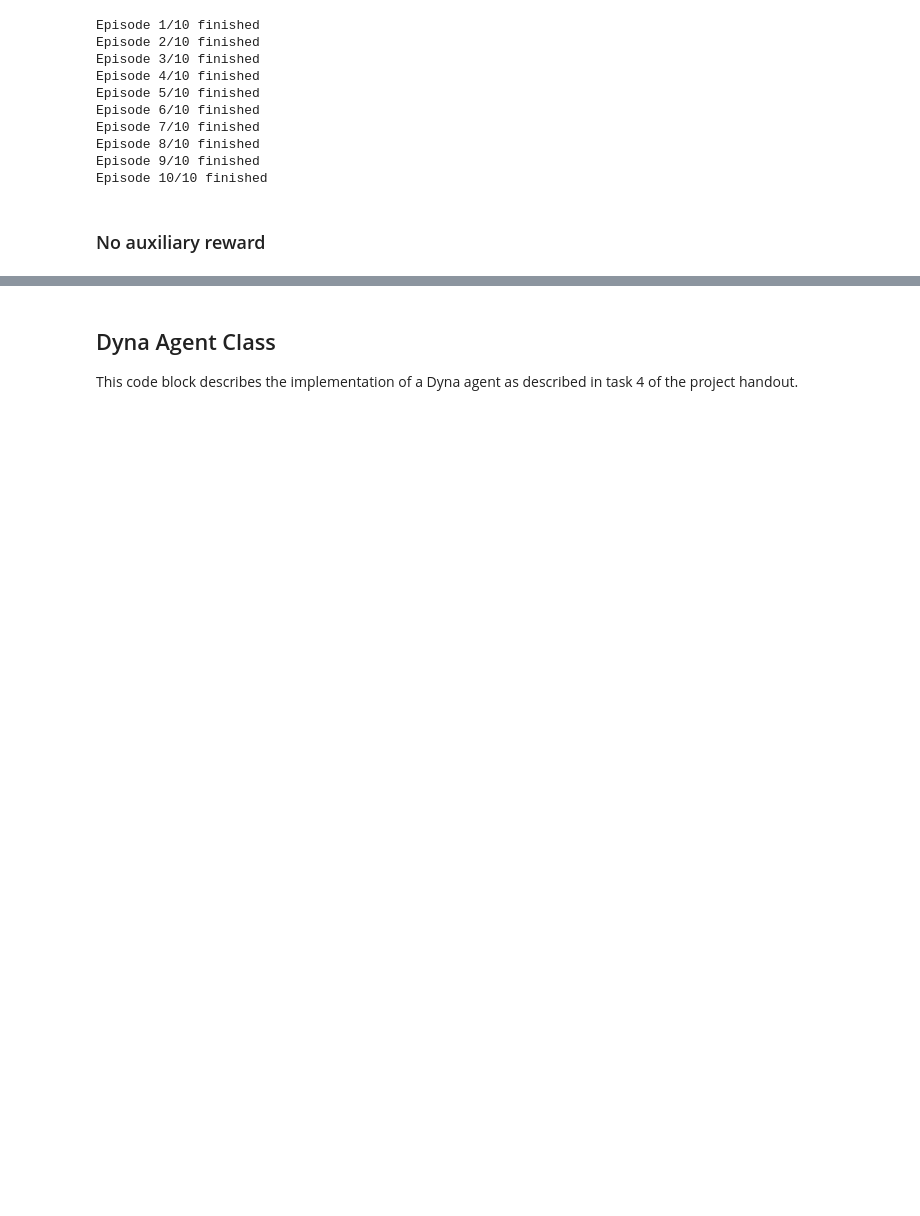
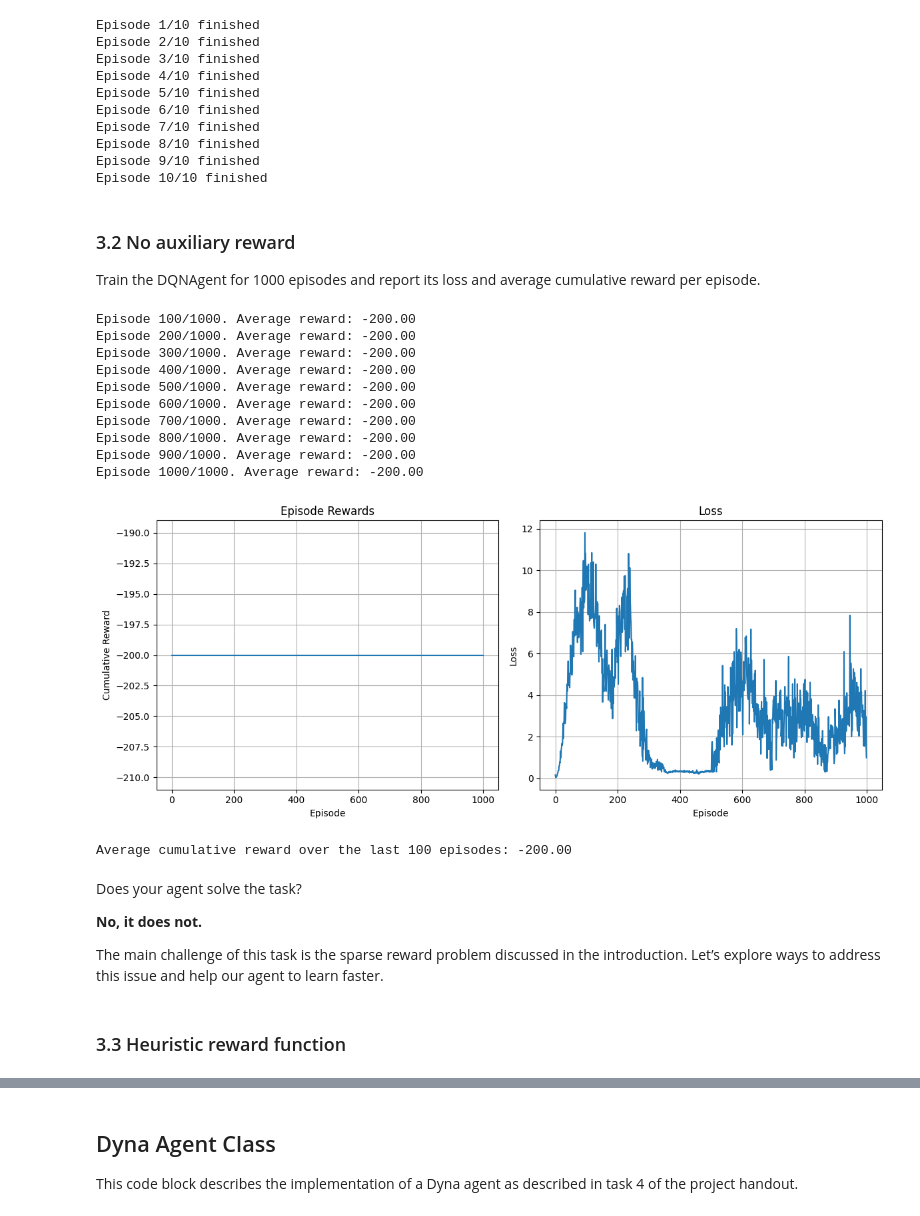
Before and after one commit to MaeMilc/EPFL_Reinforcement-Learning-Project_Mountain-Car, a Jupyter notebook: main.ipynb, the cells around one changed output, grey strips where cells are left out. Saved outputs shown, nothing was run; the diff lists cells and outputs as text; code cells hidden in the pictures; blank space fills up the shorter version.

```diff
--- a/main.ipynb
+++ b/main.ipynb
@@ -402,17 +402,19 @@ Episode 7/10 finished
 Episode 8/10 finished
 Episode 9/10 finished
 Episode 10/10 finished
-# %% [markdown]
-### No auxiliary reward
+# %% [markdown]
+### 3.2 No auxiliary reward
+
+Train the DQNAgent for 1000 episodes and report its loss and average cumulative reward per episode.
 # %%
-def tain_dqn(agent, env, num_episodes=1000):
+def train_dqn(agent, env, num_episodes=1000):
     episode_rewards = []
     losses = []
 
     for episode in range(num_episodes):
         state, _ = env.reset()
         done = False
-        episode_reward = 0
+        cumulative_reward = 0
         episode_loss = []
 
         while not done:
@@ -423,7 +425,7 @@ def tain_dqn(agent, env, num_episodes=1000):
             agent.observe(state, action, next_state, reward, done)
             agent.update()
 
-            cumulative_rweward += reward
+            cumulative_reward += reward
             state = next_state
 
             # Collect loss for this episode
@@ -435,7 +437,8 @@ def tain_dqn(agent, env, num_episodes=1000):
 
         # Append average loss for this episode
         if episode_loss:
-            losses.append(np.mean(episode_loss))
+            # losses.append(np.mean(episode_loss))
+            losses.append(np.mean([loss.detach().numpy() for loss in episode_loss]))
         else:
             losses.append(0)
 
@@ -444,3 +447,56 @@ def tain_dqn(agent, env, num_episodes=1000):
             print(f"Episode {episode + 1}/{num_episodes}. Average reward: {avg_reward:.2f}")
 
     return episode_rewards, losses
+# %%
+# Train the agent
+env = gym.make("MountainCar-v0")
+state_size = env.observation_space.shape[0]
+action_size = env.action_space.n
+
+dqn_agent = DQNAgent(state_size, action_size)
+episode_rewards, losses = train_dqn(dqn_agent, env, num_episodes=1000)
+
+# Plotting results
+plt.figure(figsize=(12, 5))
+plt.subplot(1, 2, 1)
+plt.plot(episode_rewards)
+plt.title('Episode Rewards')
+plt.xlabel('Episode')
+plt.ylabel('Cumulative Reward')
+plt.grid()
+
+plt.subplot(1, 2, 2)
+plt.plot(losses)
+plt.title('Loss')
+plt.xlabel('Episode')
+plt.ylabel('Loss')
+plt.grid()
+
+plt.tight_layout()
+plt.show()
+
+# Calculate and print average cumulative reward over the last 100 episodes
+average_cumulative_reward = np.mean(episode_rewards[-100:])
+print(f"Average cumulative reward over the last 100 episodes: {average_cumulative_reward:.2f}")
+# %% [output]
+Episode 100/1000. Average reward: -200.00
+Episode 200/1000. Average reward: -200.00
+Episode 300/1000. Average reward: -200.00
+Episode 400/1000. Average reward: -200.00
+Episode 500/1000. Average reward: -200.00
+Episode 600/1000. Average reward: -200.00
+Episode 700/1000. Average reward: -200.00
+Episode 800/1000. Average reward: -200.00
+Episode 900/1000. Average reward: -200.00
+Episode 1000/1000. Average reward: -200.00
+[figure, added]
+Average cumulative reward over the last 100 episodes: -200.00
+# %% [markdown]
+Does your agent solve the task?
+
+**No, it does not.**
+
+The main challenge of this task is the sparse reward problem discussed in the introduction. Let’s
+explore ways to address this issue and help our agent to learn faster.
+# %% [markdown]
+### 3.3 Heuristic reward function
```
Also changed, not shown: parts of 11 cells of this notebook.
